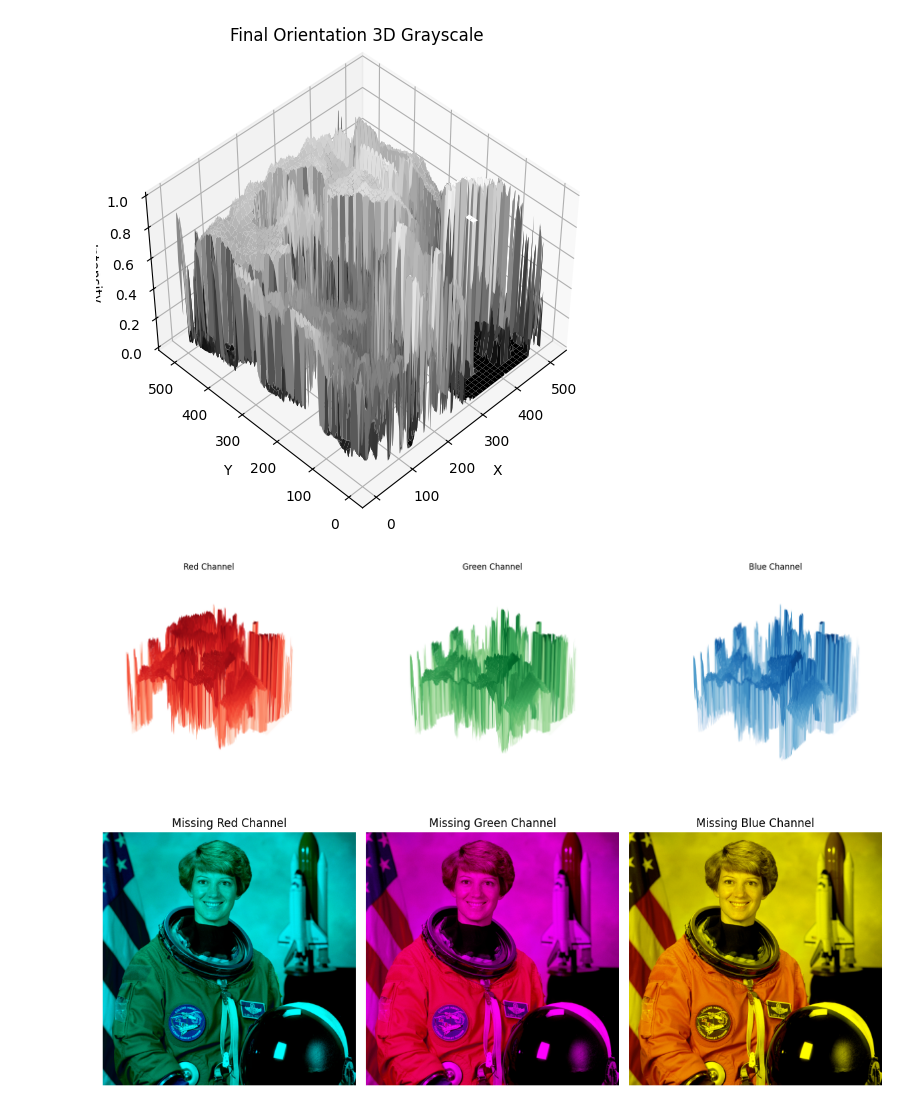
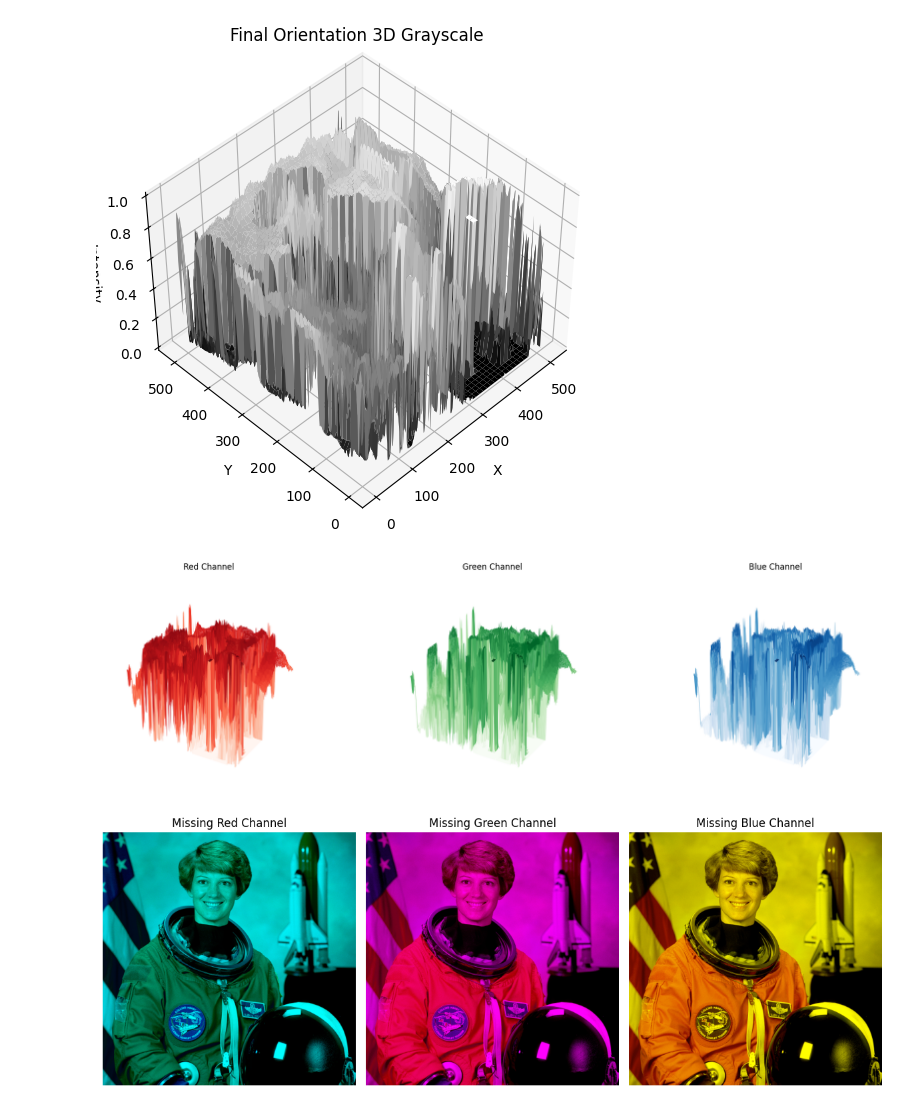
Before and after one commit to dorianprill/schuelerworkshop-image-filter, a Jupyter notebook: workshop-image-filter.ipynb, the cells around one changed output. Cells and saved outputs as stored; diff of their text form; code cells hidden in the pictures.

```diff
--- a/workshop-image-filter.ipynb
+++ b/workshop-image-filter.ipynb
@@ -106,28 +116,28 @@ plt.show()
 # %%
 # 3. Plotting each color channel in a 1x3 subplot
 # Adjusting the 3D plot section for correct execution
 
 # Plotting each color channel in a 3D plot
 fig = plt.figure(figsize=(18, 5))
 colors = ['Red', 'Green', 'Blue']
 cmaps = ['Reds', 'Greens', 'Blues']
 
 for i, (color, cmap) in enumerate(zip(colors, cmaps), start=1):
     ax = fig.add_subplot(1, 3, i, projection='3d')
 
     # Extracting the specific color channel and using it as Z values for height
     Z = image[:, :, i-1] / 255.0  # Normalize the values to [0, 1] for consistent plotting
 
     # Plotting the surface
-    ax.plot_surface(X, Y, Z, cmap=cmap, edgecolor='none')
+    ax.plot_surface(X, Y, np.flipud(Z), cmap=cmap, edgecolor='none')
 
     ax.set_title(f"{color} Channel")
     ax.axis('off')
 
 plt.tight_layout()
 plt.show()
 # %% [output]
-[figure, old version]
+[figure, new version]
 # %%
 # Creating a 1-by-3 subplot where each subplot is missing one of the color channels (R, G, B)
 
```
Also changed, not shown: parts of 11 cells of this notebook, 1 other file.
